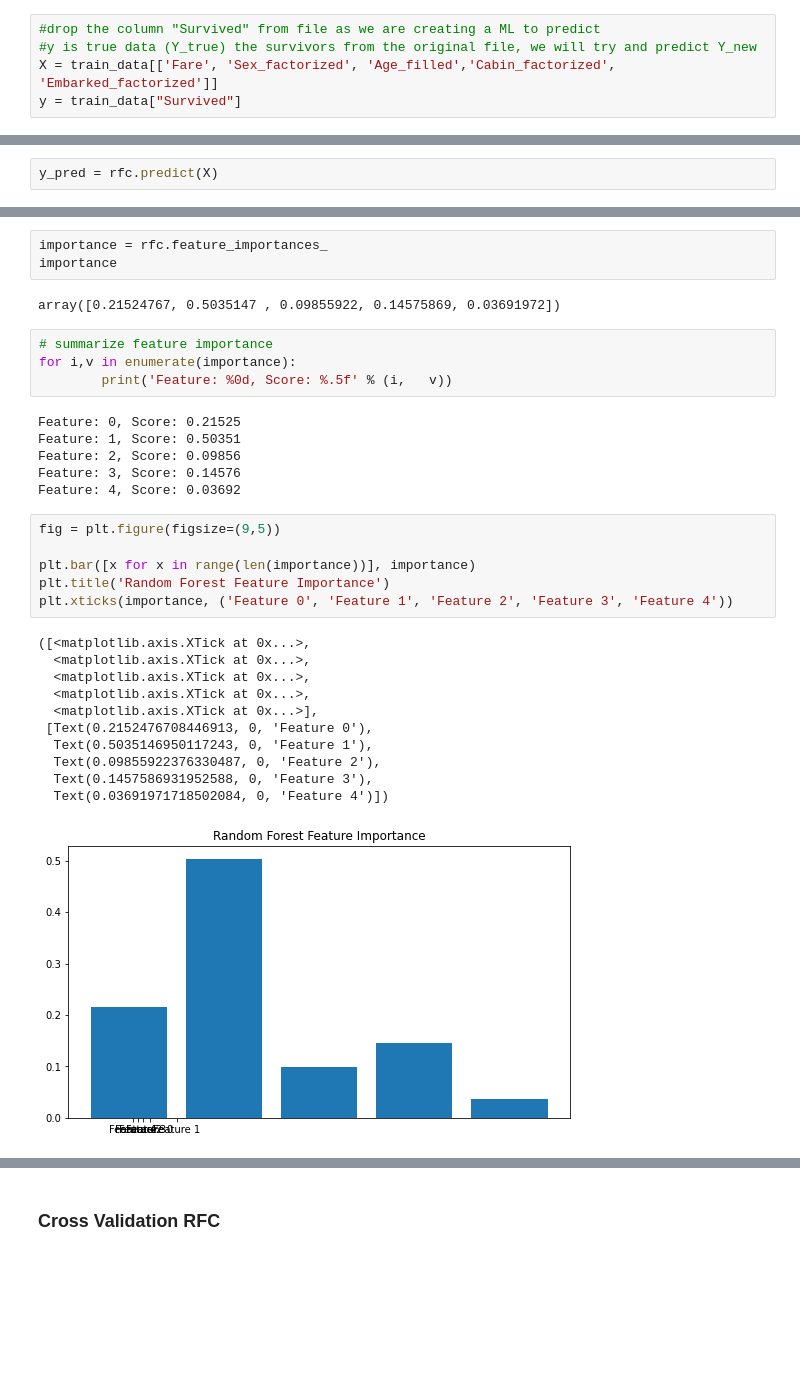
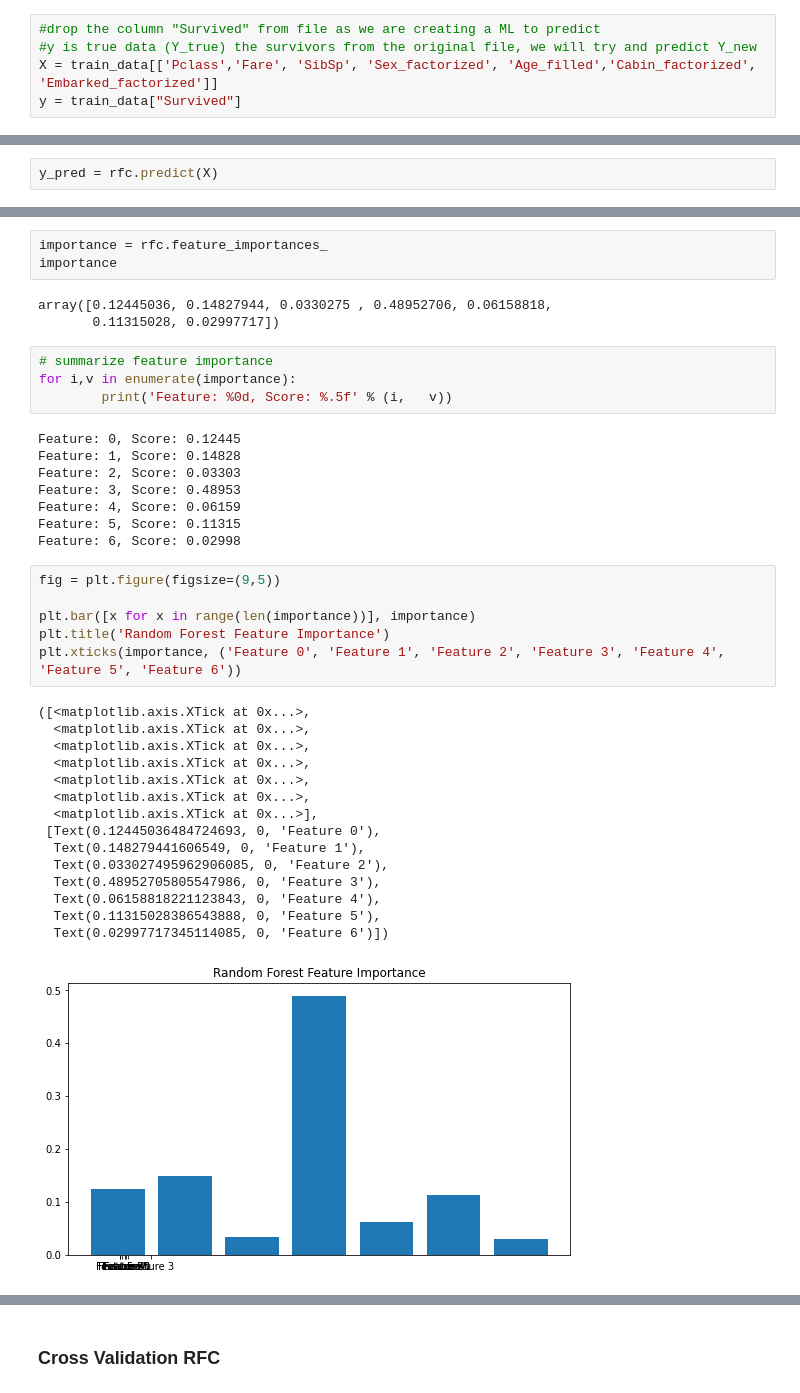
Before and after one commit to karenbolon/Titanic_Dataset, a Jupyter notebook: The Titanic.ipynb, the cells around one changed output, grey strips where cells are left out. Cells and saved outputs as stored; diff of their text form; blank space fills up the shorter version.

```diff
--- a/The Titanic.ipynb
+++ b/The Titanic.ipynb
@@ -205,7 +236,7 @@ train_data.head(2)
 # %%
 #drop the column "Survived" from file as we are creating a ML to predict
 #y is true data (Y_true) the survivors from the original file, we will try and predict Y_new
-X = train_data[['Fare', 'Sex_factorized', 'Age_filled','Cabin_factorized', 'Embarked_factorized']]
+X = train_data[['Pclass','Fare', 'SibSp', 'Sex_factorized', 'Age_filled','Cabin_factorized', 'Embarked_factorized']]
 y = train_data["Survived"]
 # %%
 X.shape, y.shape
@@ -336,35 +367,42 @@ round(rfc.score(X_test, y_test),3)
 importance = rfc.feature_importances_
 importance
 # %% [output]
-array([0.21524767, 0.5035147 , 0.09855922, 0.14575869, 0.03691972])
+array([0.12445036, 0.14827944, 0.0330275 , 0.48952706, 0.06158818,
+       0.11315028, 0.02997717])
 # %%
 # summarize feature importance
 for i,v in enumerate(importance):
         print('Feature: %0d, Score: %.5f' % (i,   v))
 # %% [output]
-Feature: 0, Score: 0.21525
-Feature: 1, Score: 0.50351
-Feature: 2, Score: 0.09856
-Feature: 3, Score: 0.14576
-Feature: 4, Score: 0.03692
+Feature: 0, Score: 0.12445
+Feature: 1, Score: 0.14828
+Feature: 2, Score: 0.03303
+Feature: 3, Score: 0.48953
+Feature: 4, Score: 0.06159
+Feature: 5, Score: 0.11315
+Feature: 6, Score: 0.02998
 # %%
 fig = plt.figure(figsize=(9,5))
 
 plt.bar([x for x in range(len(importance))], importance)
 plt.title('Random Forest Feature Importance')
-plt.xticks(importance, ('Feature 0', 'Feature 1', 'Feature 2', 'Feature 3', 'Feature 4'))
+plt.xticks(importance, ('Feature 0', 'Feature 1', 'Feature 2', 'Feature 3', 'Feature 4', 'Feature 5', 'Feature 6'))
 # %% [output]
 ([<matplotlib.axis.XTick at 0x...>,
   <matplotlib.axis.XTick at 0x...>,
   <matplotlib.axis.XTick at 0x...>,
   <matplotlib.axis.XTick at 0x...>,
+  <matplotlib.axis.XTick at 0x...>,
+  <matplotlib.axis.XTick at 0x...>,
   <matplotlib.axis.XTick at 0x...>],
- [Text(0.2152476708446913, 0, 'Feature 0'),
-  Text(0.5035146950117243, 0, 'Feature 1'),
-  Text(0.09855922376330487, 0, 'Feature 2'),
-  Text(0.1457586931952588, 0, 'Feature 3'),
-  Text(0.03691971718502084, 0, 'Feature 4')])
+ [Text(0.12445036484724693, 0, 'Feature 0'),
+  Text(0.148279441606549, 0, 'Feature 1'),
+  Text(0.033027495962906085, 0, 'Feature 2'),
+  Text(0.48952705805547986, 0, 'Feature 3'),
+  Text(0.06158818221123843, 0, 'Feature 4'),
+  Text(0.11315028386543888, 0, 'Feature 5'),
+  Text(0.02997717345114085, 0, 'Feature 6')])
-[figure, old version]
+[figure, new version]
 # %%
 print(f"""precision = {round(precision_score(y,y_pred),2)} \n
 recall = {round(recall_score(y,y_pred),2)}\n
```
Also changed, not shown: parts of 31 cells of this notebook, 5 other files.
